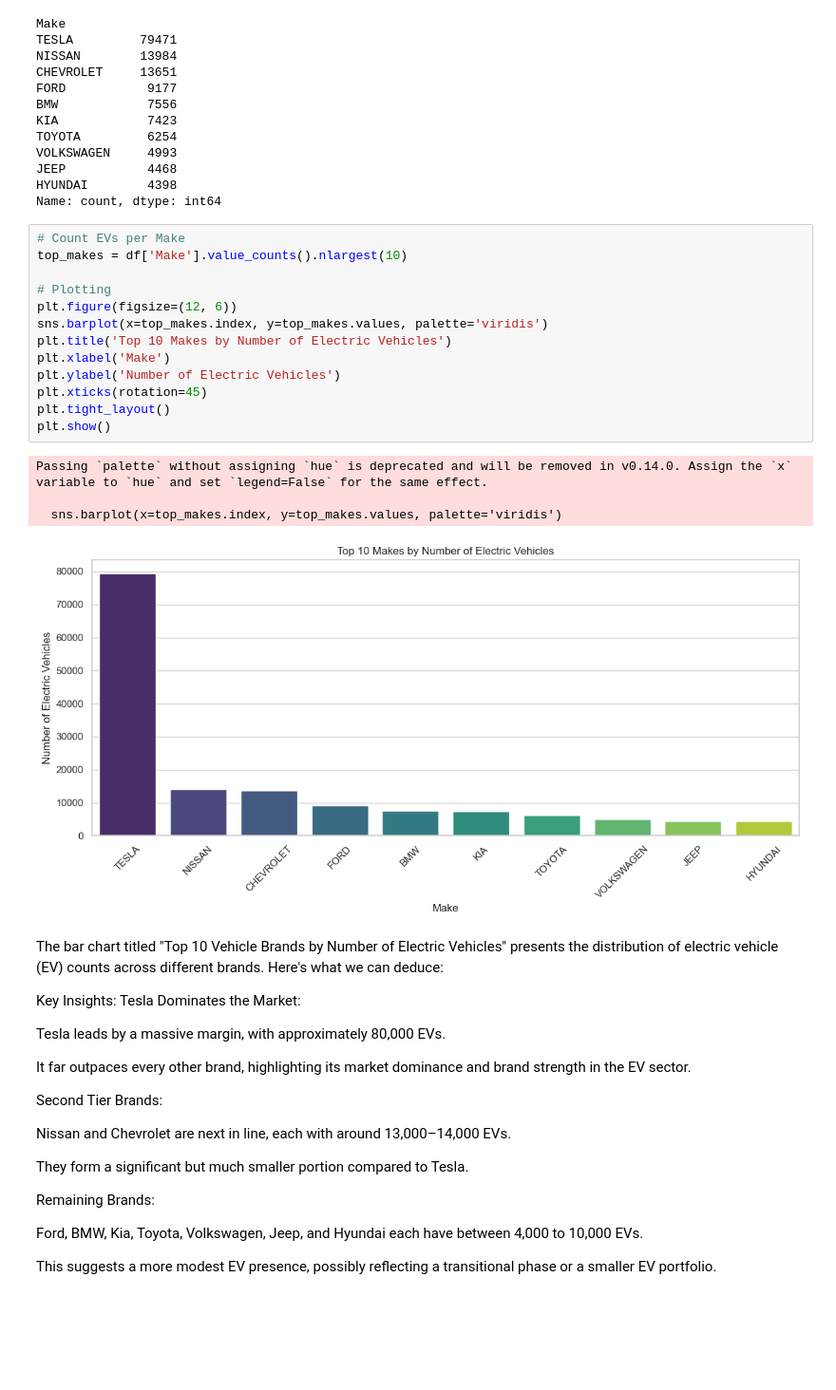
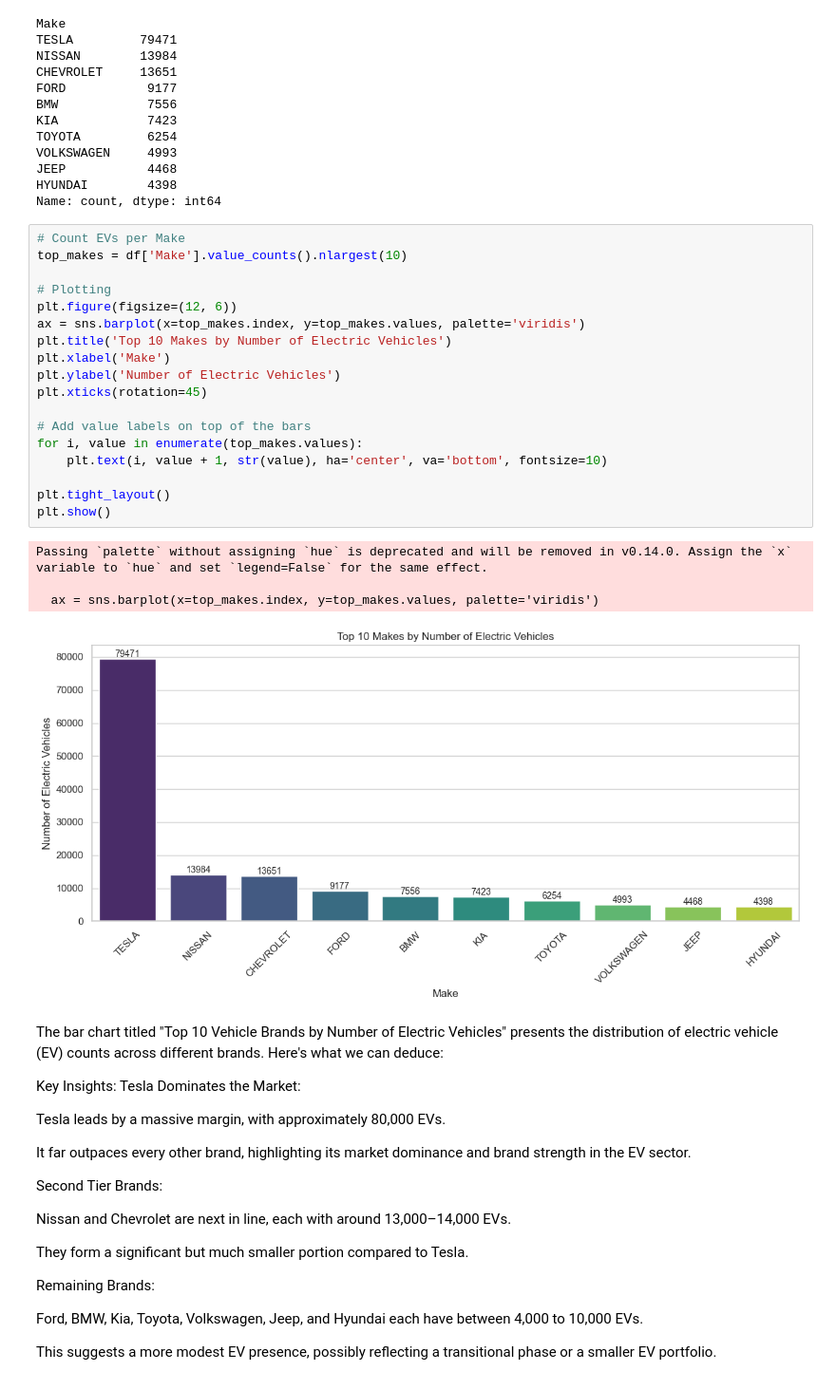
Before and after one commit to Ann-Tonina/Electric-Vehicles-population-2024-Analysis, a Jupyter notebook: EVpopulation Analysis.ipynb, the cells around one changed output. Shown at 95% size. Drawn from its saved outputs; the diff is of its cells as text; blank space fills up the shorter version.

```diff
--- a/EVpopulation Analysis.ipynb
+++ b/EVpopulation Analysis.ipynb
@@ -821,24 +875,29 @@ VOLKSWAGEN     4993
 JEEP           4468
 HYUNDAI        4398
 Name: count, dtype: int64
-# %%
-# Count EVs per Make
-top_makes = df['Make'].value_counts().nlargest(10)
-
-# Plotting
-plt.figure(figsize=(12, 6))
-sns.barplot(x=top_makes.index, y=top_makes.values, palette='viridis')
-plt.title('Top 10 Makes by Number of Electric Vehicles')
-plt.xlabel('Make')
-plt.ylabel('Number of Electric Vehicles')
-plt.xticks(rotation=45)
-plt.tight_layout()
-plt.show()
-# %% [output]
-Passing `palette` without assigning `hue` is deprecated and will be removed in v0.14.0. Assign the `x` variable to `hue` and set `legend=False` for the same effect.
-
-  sns.barplot(x=top_makes.index, y=top_makes.values, palette='viridis')
-[figure, removed]
+# %%
+# Count EVs per Make
+top_makes = df['Make'].value_counts().nlargest(10)
+
+# Plotting
+plt.figure(figsize=(12, 6))
+ax = sns.barplot(x=top_makes.index, y=top_makes.values, palette='viridis')
+plt.title('Top 10 Makes by Number of Electric Vehicles')
+plt.xlabel('Make')
+plt.ylabel('Number of Electric Vehicles')
+plt.xticks(rotation=45)
+
+# Add value labels on top of the bars
+for i, value in enumerate(top_makes.values):
+    plt.text(i, value + 1, str(value), ha='center', va='bottom', fontsize=10)
+
+plt.tight_layout()
+plt.show()
+# %% [output]
+Passing `palette` without assigning `hue` is deprecated and will be removed in v0.14.0. Assign the `x` variable to `hue` and set `legend=False` for the same effect.
+
+  ax = sns.barplot(x=top_makes.index, y=top_makes.values, palette='viridis')
+[figure, added]
 # %% [markdown]
 The bar chart titled "Top 10 Vehicle Brands by Number of Electric Vehicles" presents the distribution of electric vehicle (EV) counts across different brands. Here's what we can deduce:
 
```
Also changed, not shown: parts of 31 cells of this notebook, 1 other file.
